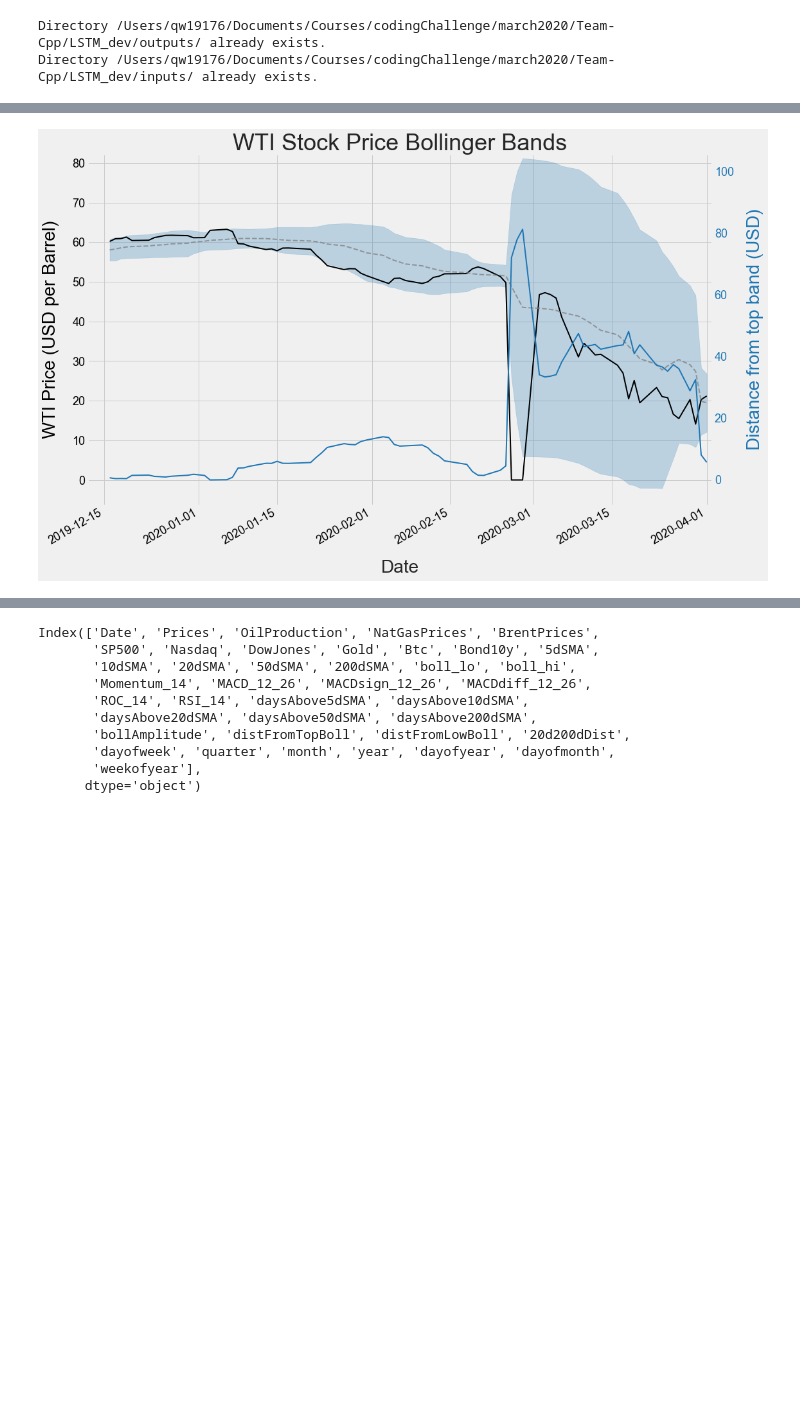
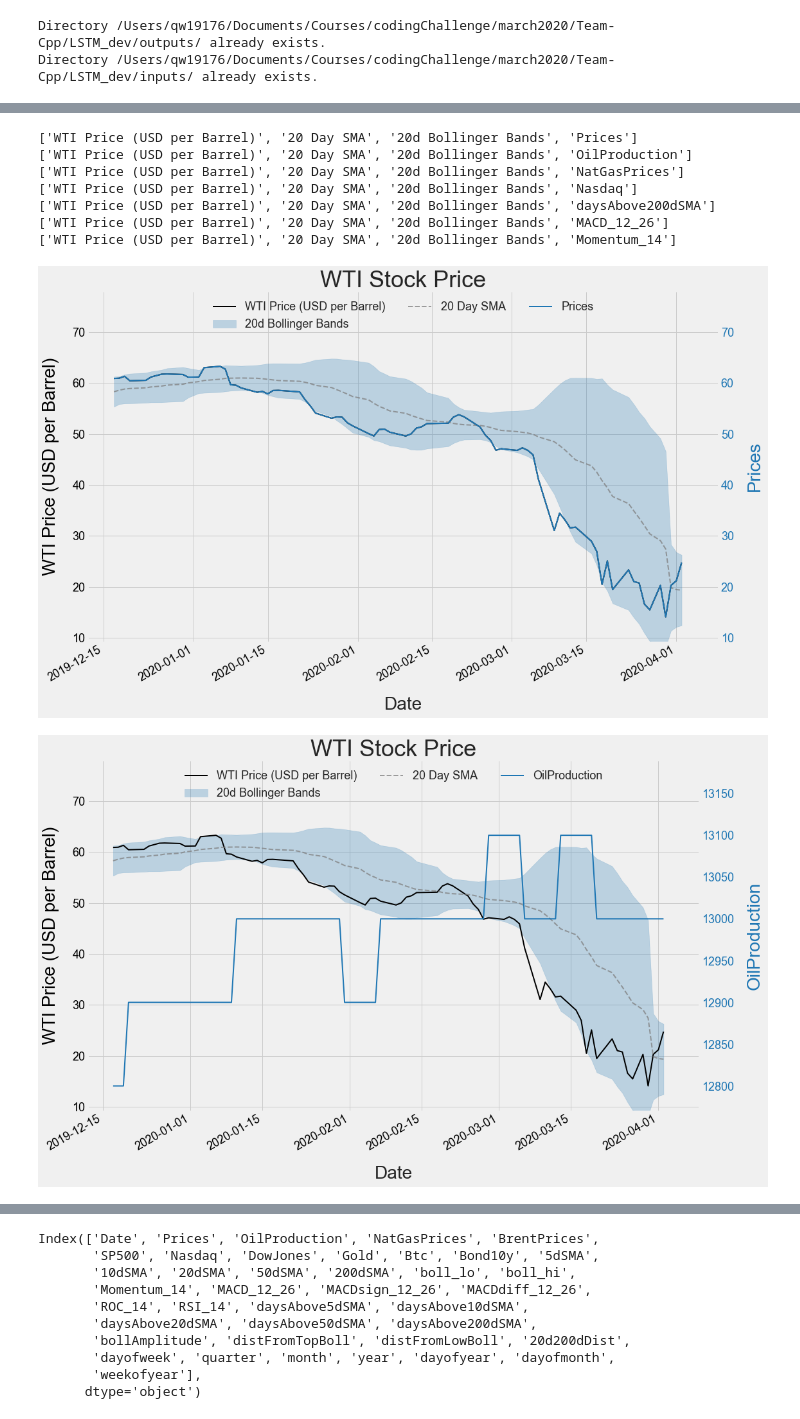
Before and after one commit to Team-Cpp/Team-Cpp, a Jupyter notebook: LSTM_dev/nnRegressor.ipynb, the cells around one changed output, grey strips where cells are left out. Cells and saved outputs as stored; diff of their text form; code cells hidden in the pictures; blank space fills up the shorter version.

Commit message:
LSTM setup

```diff
--- a/LSTM_dev/nnRegressor.ipynb
+++ b/LSTM_dev/nnRegressor.ipynb
@@ -88,15 +89,15 @@ costPerDay      = 30000
 daysToPredict   = 1
 
 # Data split for training and testing.
-trainDataDate   = '2010-01-01'
-testSplitDate   = '2019-11-26'
+trainDataDate   = '2014-04-01'
+testSplitDate   = '2020-03-01'
 
 # Parameters for the model.
 params = {
     "batch_size":   20,  # 20<16<10, 25 was a bust
     "epochs":       200,
     "lr":           0.0010000,
-    "time_steps":   60
+    "time_steps":   50
 }
 
 # Replace with Cloud path with data later on
@@ -118,7 +119,7 @@ updateData      = False
 is_update_model = True
 
 dataFileName    = "inputData_" + str(dataDate) + ".csv"
-modFileName     = "LSTM_" + str(modDate) + ".sav"
+modFileName     = "LSTM_" + str(modDate) + ".h5"
 # %%
 """
 
@@ -575,6 +576,18 @@ else:
             df      = pd.merge(df, newData, on = ['Date'], how = "left")
             df[dataAttr[attr]["dfName"]] = df[dataAttr[attr]["dfName"]].interpolate(method = 'nearest')
 
+
+    if (df["Prices"] <= 0.1).any():
+        for i, row in df.tail(100).iterrows():
+            price = row["Prices"]
+            if price == 0 or price < 0.01:
+                key = dataAttr["wti"]
+                yfStartDate = df["Date"][i]
+                stocks = key['yahooCode']
+                Stocks, yfInfo  = yFinData(yfStartDate, stock = stocks, name = key['dfName'])
+                missingData = Stocks
+                df["Prices"][i] = missingData["Prices"][0]
+
     smas = {
         "5dSMA": 5,
         "10dSMA": 10,
@@ -808,8 +824,12 @@ def plot2axis(x, y1, x_name = "Date", y_name = "WTI Price (USD per Barrel)", col
     handles1, labels1 = ax.get_legend_handles_labels()
     handles2, labels2 = ax2.get_legend_handles_labels()
 
-    handles = [handles1, handles2]
-    labels = [labels1, labels2]
+    handles = handles1
+    for hand in handles2:
+        handles.append(hand)
+    labels = labels1
+    for lab in labels2:
+        labels.append(lab)
     ax.legend(flip(handles, 2), flip(labels, 2), loc=9, ncol=3, prop={'size': 18}, frameon = False)
 
     # ax.legend(lines, [line.get_label() for line in lines], loc='upper left', prop={'size': 18}, frameon = False)
@@ -820,17 +840,26 @@ def plot2axis(x, y1, x_name = "Date", y_name = "WTI Price (USD per Barrel)", col
 # %%
 cols = df.columns
 days = 75
 dates = df["Date"][-days:].astype('O')
 prices = df["Prices"][-days:]
 upBand = df["boll_hi"][-days:]
 lowBand = df["boll_lo"][-days:]
 bollName = "20d Bollinger Bands"
 
-plot2axis(x = pd.to_datetime(dates), y1 = prices, y_name = "WTI Price (USD per Barrel)", color1 = "black", lineax1 = True, lineax1y = df["20dSMA"][-days:], lineax1name = "20 Day SMA", axis2 = True, y2 = df["distFromTopBoll"][-days:], y2_name = "Distance from top band (USD)", fill_boll = True, bol_low = lowBand, bol_high = upBand, bol_name = bollName)
+for var in train_cols:
+    plot2axis(x = pd.to_datetime(dates), y1 = prices, y_name = "WTI Price (USD per Barrel)", color1 = "black", lineax1 = True, lineax1y = df["20dSMA"][-days:], lineax1name = "20 Day SMA", axis2 = True, y2 = df[var][-days:], y2_name = var, fill_boll = True, bol_low = lowBand, bol_high = upBand, bol_name = bollName)
 
 
-plt.title('WTI Stock Price Bollinger Bands', size = 36)
-plt.tight_layout()
-plt.savefig(os.path.join(OUTPUT_PATH+"featurePlots/", 'BollingerBands.png'), dpi = 300, bbox_inches = "tight")
+    plt.title('WTI Stock Price', size = 36)
+    plt.tight_layout()
+    plt.savefig(os.path.join(OUTPUT_PATH+"featurePlots/", var+'.png'), dpi = 300, bbox_inches = "tight")
 # %% [output]
+['WTI Price (USD per Barrel)', '20 Day SMA', '20d Bollinger Bands', 'Prices']
+['WTI Price (USD per Barrel)', '20 Day SMA', '20d Bollinger Bands', 'OilProduction']
+['WTI Price (USD per Barrel)', '20 Day SMA', '20d Bollinger Bands', 'NatGasPrices']
+['WTI Price (USD per Barrel)', '20 Day SMA', '20d Bollinger Bands', 'Nasdaq']
+['WTI Price (USD per Barrel)', '20 Day SMA', '20d Bollinger Bands', 'daysAbove200dSMA']
+['WTI Price (USD per Barrel)', '20 Day SMA', '20d Bollinger Bands', 'MACD_12_26']
+['WTI Price (USD per Barrel)', '20 Day SMA', '20d Bollinger Bands', 'Momentum_14']
-[figure, old version]
+[figure, new version]
+[figure, added]
```
Also changed, not shown: parts of 51 cells of this notebook, 45 other files.
